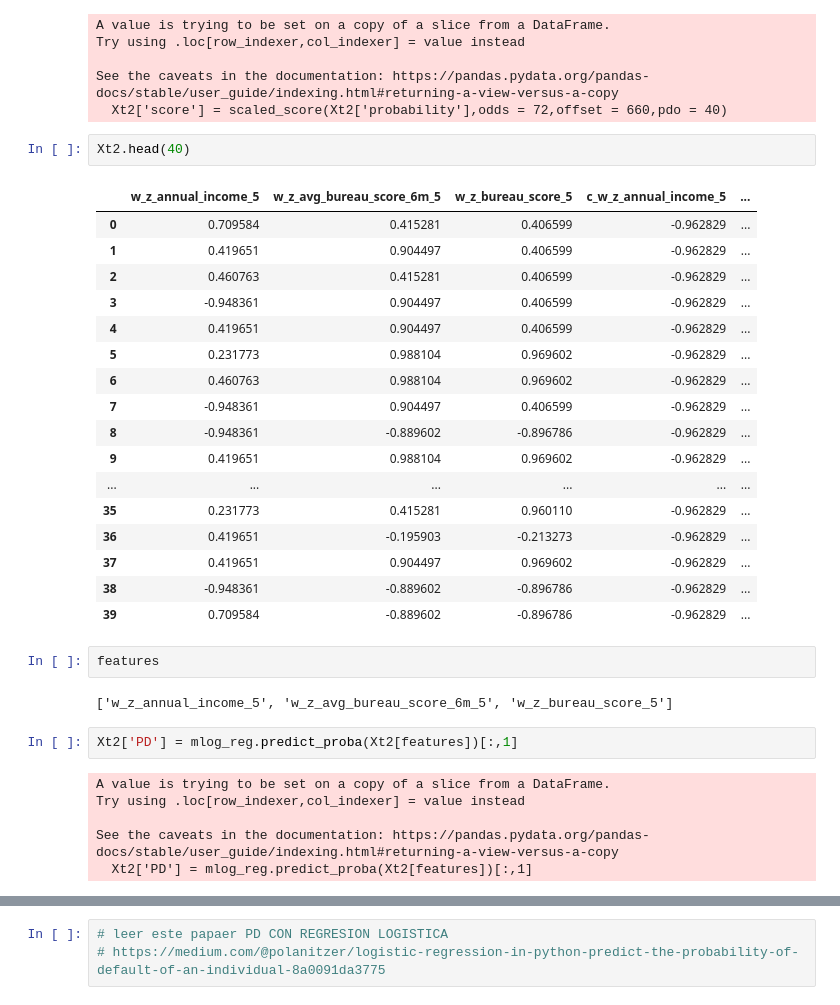
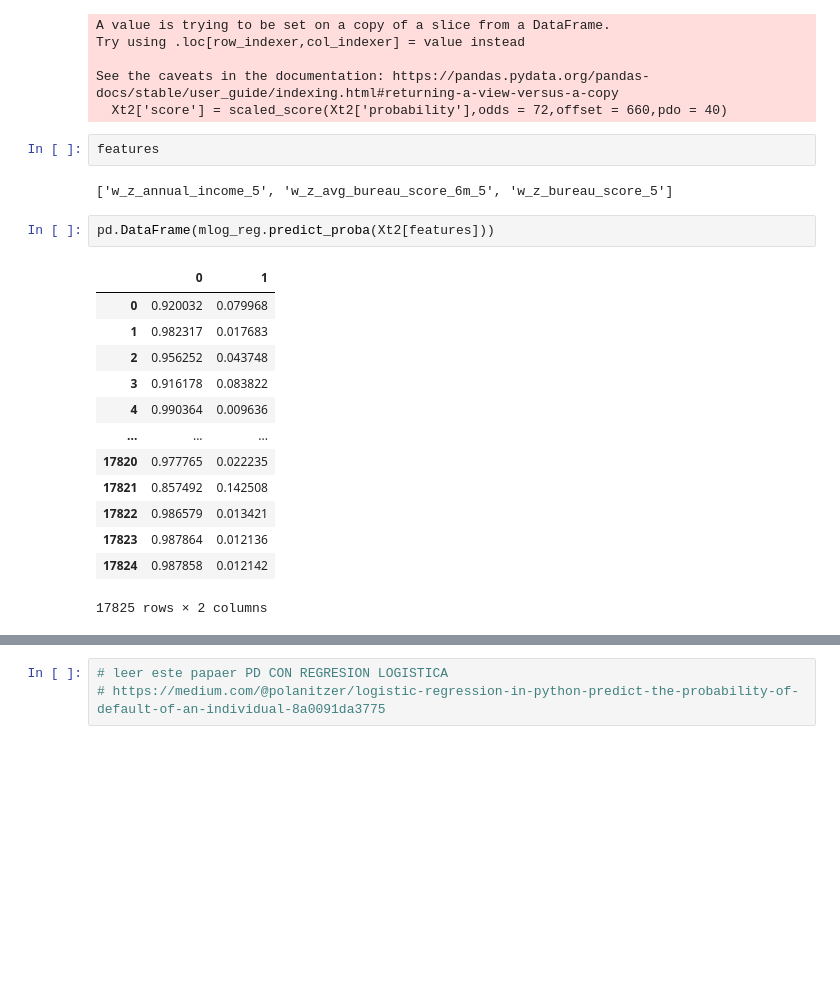
Before and after one commit to danpa26/CredRisk, a Jupyter notebook: one_yr_pd/one_year_pd.ipynb, the cells around one changed output, grey strips where cells are left out. Cells and saved outputs as stored; diff of their text form; blank space fills up the shorter version.

```diff
--- a/one_yr_pd/one_year_pd.ipynb
+++ b/one_yr_pd/one_year_pd.ipynb
@@ -1045,35 +1030,23 @@ Try using .loc[row_indexer,col_indexer] = value instead
 
 See the caveats in the documentation: https://pandas.pydata.org/pandas-docs/stable/user_guide/indexing.html#returning-a-view-versus-a-copy
   Xt2['score'] = scaled_score(Xt2['probability'],odds = 72,offset = 660,pdo = 40)
-# %%
-Xt2.head(40)
-# %% [output]
-|  | w_z_annual_income_5 | w_z_avg_bureau_score_6m_5 | w_z_bureau_score_5 | c_w_z_annual_income_5 | ... |
-| 0 | 0.709584 | 0.415281 | 0.406599 | -0.962829 | ... |
-| 1 | 0.419651 | 0.904497 | 0.406599 | -0.962829 | ... |
-| 2 | 0.460763 | 0.415281 | 0.406599 | -0.962829 | ... |
-| 3 | -0.948361 | 0.904497 | 0.406599 | -0.962829 | ... |
-| 4 | 0.419651 | 0.904497 | 0.406599 | -0.962829 | ... |
-| 5 | 0.231773 | 0.988104 | 0.969602 | -0.962829 | ... |
-| 6 | 0.460763 | 0.988104 | 0.969602 | -0.962829 | ... |
-| 7 | -0.948361 | 0.904497 | 0.406599 | -0.962829 | ... |
-| 8 | -0.948361 | -0.889602 | -0.896786 | -0.962829 | ... |
-| 9 | 0.419651 | 0.988104 | 0.969602 | -0.962829 | ... |
-| ... | ... | ... | ... | ... | ... |
-| 35 | 0.231773 | 0.415281 | 0.960110 | -0.962829 | ... |
-| 36 | 0.419651 | -0.195903 | -0.213273 | -0.962829 | ... |
-| 37 | 0.419651 | 0.904497 | 0.969602 | -0.962829 | ... |
-| 38 | -0.948361 | -0.889602 | -0.896786 | -0.962829 | ... |
-| 39 | 0.709584 | -0.889602 | -0.896786 | -0.962829 | ... |
 # %%
 features
 # %% [output]
 ['w_z_annual_income_5', 'w_z_avg_bureau_score_6m_5', 'w_z_bureau_score_5']
 # %%
-Xt2['PD'] = mlog_reg.predict_proba(Xt2[features])[:,1]
+pd.DataFrame(mlog_reg.predict_proba(Xt2[features]))
 # %% [output]
+|  | 0 | 1 |
+| 0 | 0.920032 | 0.079968 |
+| 1 | 0.982317 | 0.017683 |
+| 2 | 0.956252 | 0.043748 |
+| 3 | 0.916178 | 0.083822 |
+| 4 | 0.990364 | 0.009636 |
+| ... | ... | ... |
+| 17820 | 0.977765 | 0.022235 |
+| 17821 | 0.857492 | 0.142508 |
+| 17822 | 0.986579 | 0.013421 |
+| 17823 | 0.987864 | 0.012136 |
+| 17824 | 0.987858 | 0.012142 |
-A value is trying to be set on a copy of a slice from a DataFrame.
-Try using .loc[row_indexer,col_indexer] = value instead
-
-See the caveats in the documentation: https://pandas.pydata.org/pandas-docs/stable/user_guide/indexing.html#returning-a-view-versus-a-copy
-  Xt2['PD'] = mlog_reg.predict_proba(Xt2[features])[:,1]
+17825 rows × 2 columns
```
Also changed, not shown: parts of 30 cells of this notebook, 1 other file.
